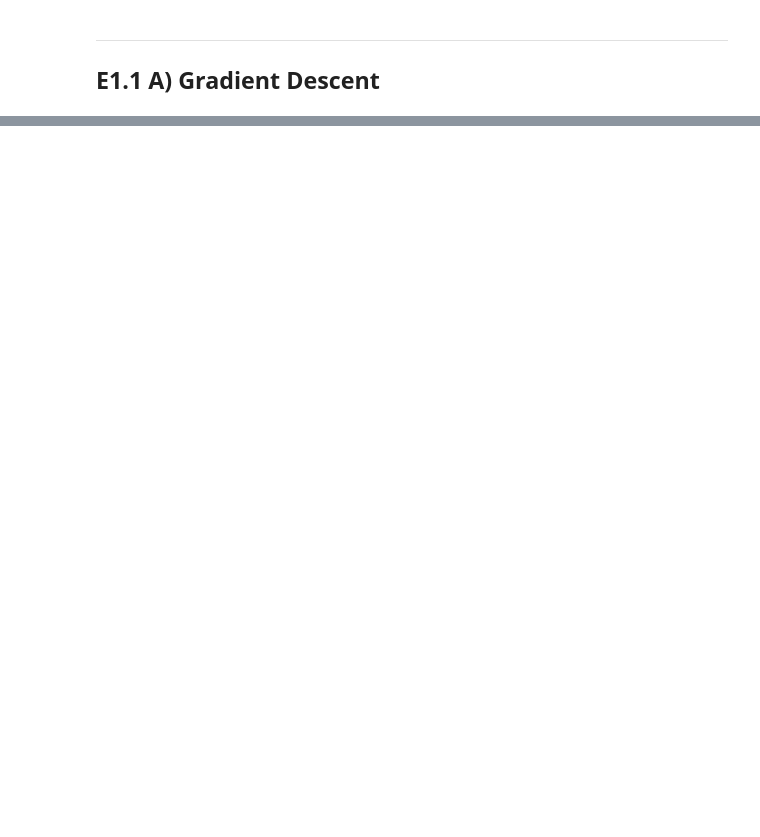
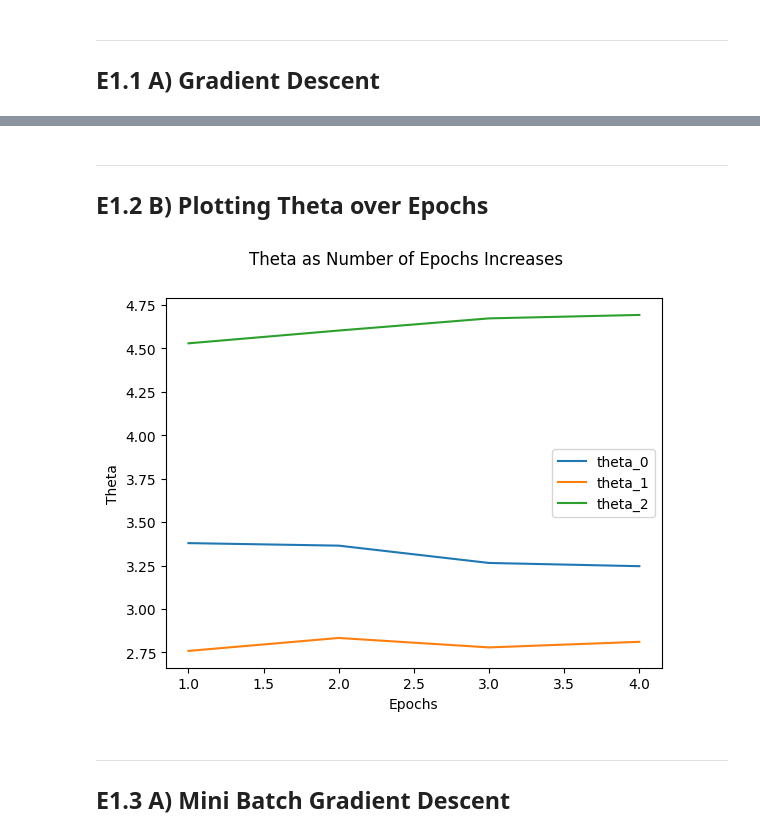
Before and after one commit to Andreas-Svensson/machine_learning, a Jupyter notebook: exercises/E1.ipynb, the cells around one changed output, grey strips where cells are left out. Saved outputs shown, nothing was run; the diff lists cells and outputs as text; code cells hidden in the pictures; blank space fills up the shorter version.

```diff
--- a/exercises/E1.ipynb
+++ b/exercises/E1.ipynb
@@ -165,0 +170,31 @@ RMSE: 1.0077159473680863
+# %% [markdown]
+---
+## E1.2 B) Plotting Theta over Epochs
+# %%
+t0 = 5
+t1 = 50
+epochs = 5
+step = 1
+
+theta_0 = []
+theta_1 = []
+theta_2 = []
+
+for i in range(1, epochs, step):
+    theta = stochastic_gradient_descent(X, y, epochs = i, t0 = t0, t1 = t1)
+    theta_0.append(float(theta[0]))
+    theta_1.append(float(theta[1]))
+    theta_2.append(float(theta[2]))
+
+sns.lineplot(x = range(1, epochs, step), y = theta_0, label = "theta_0")
+sns.lineplot(x = range(1, epochs, step), y = theta_1, label = "theta_1")
+sns.lineplot(x = range(1, epochs, step), y = theta_2, label = "theta_2")
+
+plt.xlabel("Epochs")
+plt.ylabel("Theta")
+plt.suptitle(f"Theta as Number of Epochs Increases");
+# %% [output]
+[figure, added]
+# %% [markdown]
+---
+## E1.3 A) Mini Batch Gradient Descent
```
Also changed, not shown: parts of 23 cells of this notebook.
